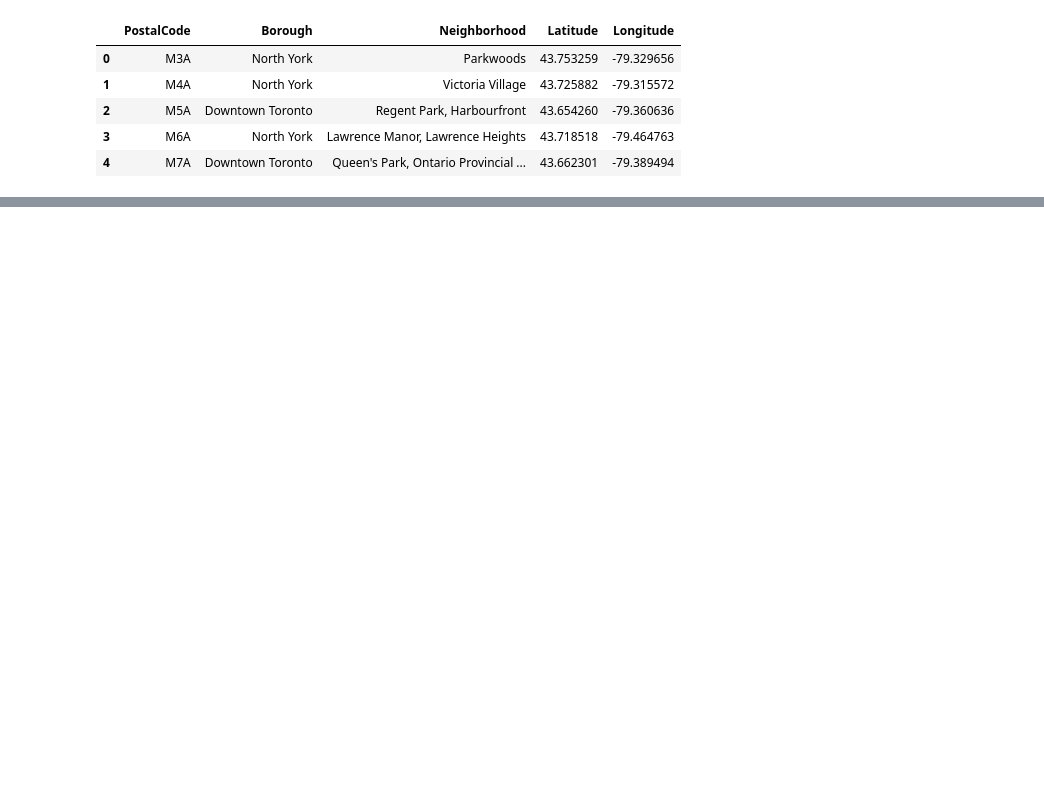
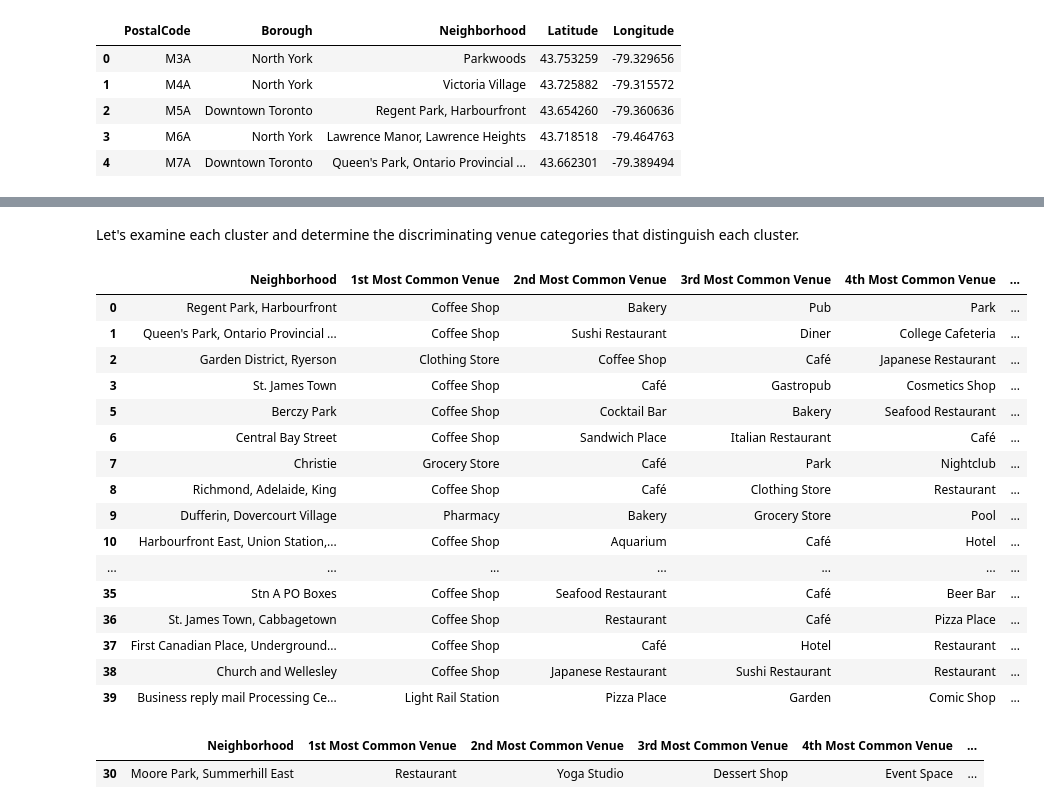
Before and after one commit to apuntalo/Coursera_Capstone, a Jupyter notebook: Segmenting_and_Clustering_Neighborhoods_in_Toronto.ipynb, the cells around one changed output, grey strips where cells are left out. Cells and saved outputs as stored; diff of their text form; code cells hidden in the pictures; blank space fills up the shorter version.

```diff
--- a/Segmenting_and_Clustering_Neighborhoods_in_Toronto.ipynb
+++ b/Segmenting_and_Clustering_Neighborhoods_in_Toronto.ipynb
@@ -67,0 +572,21 @@ merged_Frame.head()
+# %%
+num_top_venues = 10
+
+indicators = ['st', 'nd', 'rd']
+
+# create columns according to number of top venues
+columns = ['Neighborhood']
+for ind in np.arange(num_top_venues):
+    try:
+        columns.append('{}{} Most Common Venue'.format(ind+1, indicators[ind]))
+    except:
+        columns.append('{}th Most Common Venue'.format(ind+1))
+
+# create a new dataframe
+neighborhoods_venues_sorted = pd.DataFrame(columns=columns)
+neighborhoods_venues_sorted['Neighborhood'] = old_toronto_grouped['Neighborhood']
+
+for ind in np.arange(old_toronto_grouped.shape[0]):
+    neighborhoods_venues_sorted.iloc[ind, 1:] = return_most_common_venues(old_toronto_grouped.iloc[ind, :], num_top_venues)
+
+neighborhoods_venues_sorted.head()
@@ -67,0 +602,11 @@ merged_Frame.head()
+# %%
+# set number of clusters
+kclusters = 5
+
+old_toronto_grouped_clustering = old_toronto_grouped.drop('Neighborhood', 1)
+
+# run k-means clustering
+kmeans = KMeans(n_clusters=kclusters, random_state=0).fit(old_toronto_grouped_clustering)
+
+# check cluster labels generated for each row in the dataframe
+kmeans.labels_[0:10]
@@ -67,0 +617,10 @@ merged_Frame.head()
+# %%
+# add clustering labels
+neighborhoods_venues_sorted.insert(0, 'Cluster Labels', kmeans.labels_)
+
+old_toronto_merged = old_toronto_data
+
+# merge old_toronto_grouped with old_toronto_data to add latitude/longitude for each neighborhood
+old_toronto_merged = old_toronto_merged.join(neighborhoods_venues_sorted.set_index('Neighborhood'), on='Neighborhood')
+
+old_toronto_merged.head()
@@ -67,0 +662,27 @@ merged_Frame.head()
+# %% [markdown]
+Let's examine each cluster and determine the discriminating venue categories that distinguish each cluster.
+# %%
+old_toronto_merged.loc[old_toronto_merged['Cluster Labels'] == 0, old_toronto_merged.columns[[0] + list(range(4, old_toronto_merged.shape[1]))]]
+# %% [output]
+|  | Neighborhood | 1st Most Common Venue | 2nd Most Common Venue | 3rd Most Common Venue | 4th Most Common Venue | ... |
+| 0 | Regent Park, Harbourfront | Coffee Shop | Bakery | Pub | Park | ... |
+| 1 | Queen's Park, Ontario Provincial ... | Coffee Shop | Sushi Restaurant | Diner | College Cafeteria | ... |
+| 2 | Garden District, Ryerson | Clothing Store | Coffee Shop | Café | Japanese Restaurant | ... |
+| 3 | St. James Town | Coffee Shop | Café | Gastropub | Cosmetics Shop | ... |
+| 5 | Berczy Park | Coffee Shop | Cocktail Bar | Bakery | Seafood Restaurant | ... |
+| 6 | Central Bay Street | Coffee Shop | Sandwich Place | Italian Restaurant | Café | ... |
+| 7 | Christie | Grocery Store | Café | Park | Nightclub | ... |
+| 8 | Richmond, Adelaide, King | Coffee Shop | Café | Clothing Store | Restaurant | ... |
+| 9 | Dufferin, Dovercourt Village | Pharmacy | Bakery | Grocery Store | Pool | ... |
+| 10 | Harbourfront East, Union Station,... | Coffee Shop | Aquarium | Café | Hotel | ... |
+| ... | ... | ... | ... | ... | ... | ... |
+| 35 | Stn A PO Boxes | Coffee Shop | Seafood Restaurant | Café | Beer Bar | ... |
+| 36 | St. James Town, Cabbagetown | Coffee Shop | Restaurant | Café | Pizza Place | ... |
+| 37 | First Canadian Place, Underground... | Coffee Shop | Café | Hotel | Restaurant | ... |
+| 38 | Church and Wellesley | Coffee Shop | Japanese Restaurant | Sushi Restaurant | Restaurant | ... |
+| 39 | Business reply mail Processing Ce... | Light Rail Station | Pizza Place | Garden | Comic Shop | ... |
+# %%
+old_toronto_merged.loc[old_toronto_merged['Cluster Labels'] == 1, old_toronto_merged.columns[[0] + list(range(4, old_toronto_merged.shape[1]))]]
+# %% [output]
+|  | Neighborhood | 1st Most Common Venue | 2nd Most Common Venue | 3rd Most Common Venue | 4th Most Common Venue | ... |
+| 30 | Moore Park, Summerhill East | Restaurant | Yoga Studio | Dessert Shop | Event Space | ... |
```
Also changed, not shown: parts of 79 cells of this notebook.
